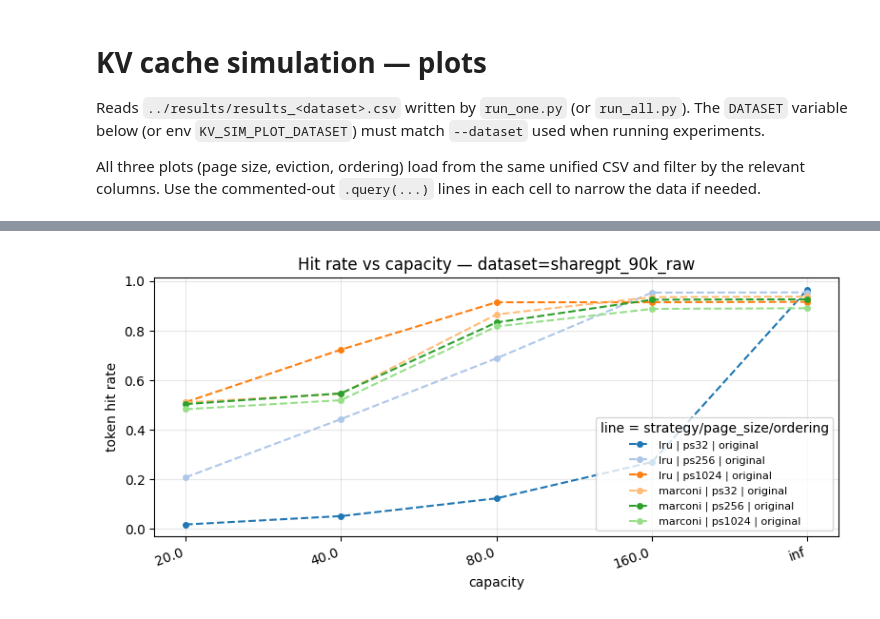
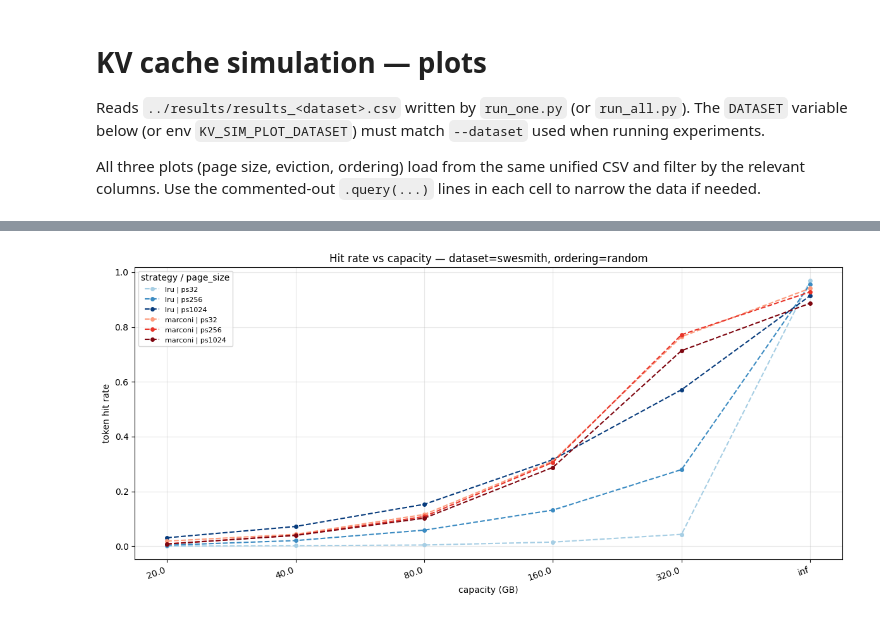
Before and after one commit to howarlii/LLM-prefix-caching-simulator, a Jupyter notebook: analysis/plot_results.ipynb, the cells around one changed output, grey strips where cells are left out. Drawn from its saved outputs; the diff is of its cells as text; code cells hidden in the pictures.

Commit message:
add some data

```diff
--- a/analysis/plot_results.ipynb
+++ b/analysis/plot_results.ipynb
@@ -11,6 +11,7 @@ import os
 from pathlib import Path
 
 import matplotlib.pyplot as plt
+import numpy as np
 import pandas as pd
 
 ROOT = Path("..").resolve()
@@ -20,6 +21,12 @@ RES = ROOT / "results"
 DATASET = os.environ.get("KV_SIM_PLOT_DATASET", "loogle")
 # DATASET = 'narrativeqa'
 DATASET = 'sharegpt_90k_raw'
+DATASET = 'swesmith'
+
+ORDERING = "random"  # original | min_distance | max_distance | random
+
+# Color families per strategy — used across all plots
+_STRAT_CMAP_NAMES = ["Blues", "Reds", "Greens", "Purples", "Oranges"]
 # %%
 def load_results_csv(dataset: str | None = None) -> pd.DataFrame | None:
     """Load ``results_{dataset}.csv`` written by run_one.py."""
@@ -107,16 +97,8 @@ def plot_hit_rate_vs_capacity(
     df: pd.DataFrame,
     page_sizes: list | None = None,
     strategies: list | None = None,
-    orderings: list | None = None,
+    ordering: str | None = None,
 ):
-    """
-    Plot token hit rate vs capacity.
-
-    - page_sizes / strategies / orderings:
-      Empty list or None means no filtering for that field.
-    - A different line is drawn whenever any of
-      (strategy, page_size, ordering) differs.
-    """
     if df is None or not len(df):
         print("No data to plot.")
         return
@@ -129,8 +111,8 @@ def plot_hit_rate_vs_capacity(
         data = data[data["page_size"].isin(page_sizes)]
     if strategies:
         data = data[data["strategy"].isin(strategies)]
-    if orderings:
-        data = data[data["ordering"].isin(orderings)]
+    if ordering:
+        data = data[data["ordering"] == ordering]
 
     ds_list = sorted(data["dataset"].dropna().unique())
     if not ds_list:
@@ -138,49 +120,57 @@ def plot_hit_rate_vs_capacity(
         return
 
     fig, axes = plt.subplots(
-        len(ds_list), 1, figsize=(8, max(3.5, 3.8 * len(ds_list))), squeeze=False
+        len(ds_list), 1, figsize=(12, max(1.5* 3.5, 1.5* 3.8 * len(ds_list))), squeeze=False
     )
-    cmap = plt.get_cmap("tab20")
 
     for ax, ds in zip(axes.ravel(), ds_list):
         sub = data[data["dataset"] == ds]
         caps_df = sub.drop_duplicates("capacity_spec").sort_values("_cap_r")
         xlabels = [str(x) for x in caps_df["capacity_spec"]]
         xpos = {lab: i for i, lab in enumerate(xlabels)}
 
+        all_strategies = sorted(sub["strategy"].dropna().unique())
+        strat_cmaps = {s: plt.get_cmap(_STRAT_CMAP_NAMES[i % len(_STRAT_CMAP_NAMES)])
+                       for i, s in enumerate(all_strategies)}
+        all_ps = sorted(sub["page_size"].dropna().unique())
+        ps_pos = {ps: v for ps, v in zip(all_ps, np.linspace(0.35, 0.95, len(all_ps)))}
+
         groups = (
-            sub.dropna(subset=["strategy", "page_size", "ordering"])
-            .groupby(["strategy", "page_size", "ordering"], dropna=False)
+            sub.dropna(subset=["strategy", "page_size"])
+            .groupby(["strategy", "page_size"], dropna=False)
         )
 
-        for idx, ((strat, ps, ordering), g) in enumerate(groups):
+        for (strat, ps), g in groups:
             g = g.sort_values("_cap_r")
             xs = [xpos[str(cs)] for cs in g["capacity_spec"]]
-            c = cmap(idx % 20)
-            label = f"{strat} | ps{int(ps)} | {ordering}"
+            c = strat_cmaps[strat](ps_pos[ps])
+            label = f"{strat} | ps{int(ps)}"
             ax.plot(xs, g["token_level_hit_rate"], "o--", color=c, label=label, ms=4)
 
         ax.set_xticks(range(len(xlabels)))
         ax.set_xticklabels(xlabels, rotation=20, ha="right")
-        ax.set_xlabel("capacity")
+        ax.set_xlabel("capacity (GB)")
         ax.set_ylabel("token hit rate")
-        ax.legend(title="line = strategy/page_size/ordering", fontsize=8)
-        ax.set_title(f"Hit rate vs capacity — dataset={ds}")
+        ax.legend(title="strategy / page_size", fontsize=8)
+        title = f"Hit rate vs capacity — dataset={ds}"
+        if ordering:
+            title += f", ordering={ordering}"
+        ax.set_title(title)
         ax.grid(True, alpha=0.3)
 
     plt.tight_layout()
     plt.show()
 
 
 df_cap = load_results_csv()
 plot_hit_rate_vs_capacity(
     df_cap,
     page_sizes=[32, 256, 1024],
     strategies=[],
-    orderings=[],
+    ordering=ORDERING,
 )
 # %% [output]
-[figure, old version]
+[figure, new version]
 # %%
 df_ord = load_results_csv()
 if df_ord is not None and len(df_ord):
```
Also changed, not shown: parts of 3 cells of this notebook, 3 other files.
